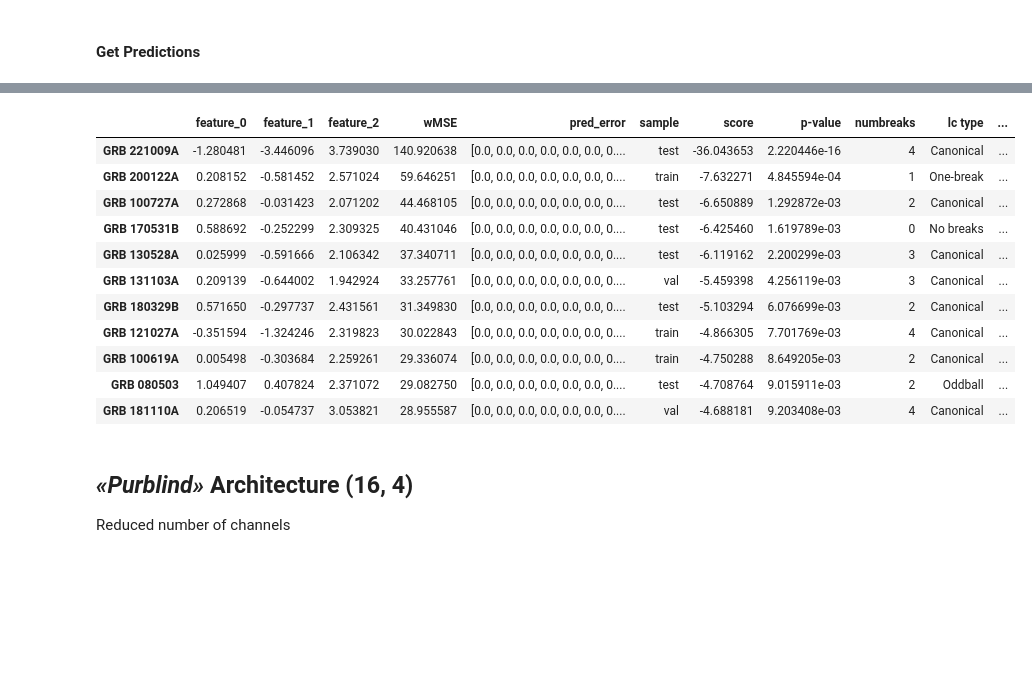
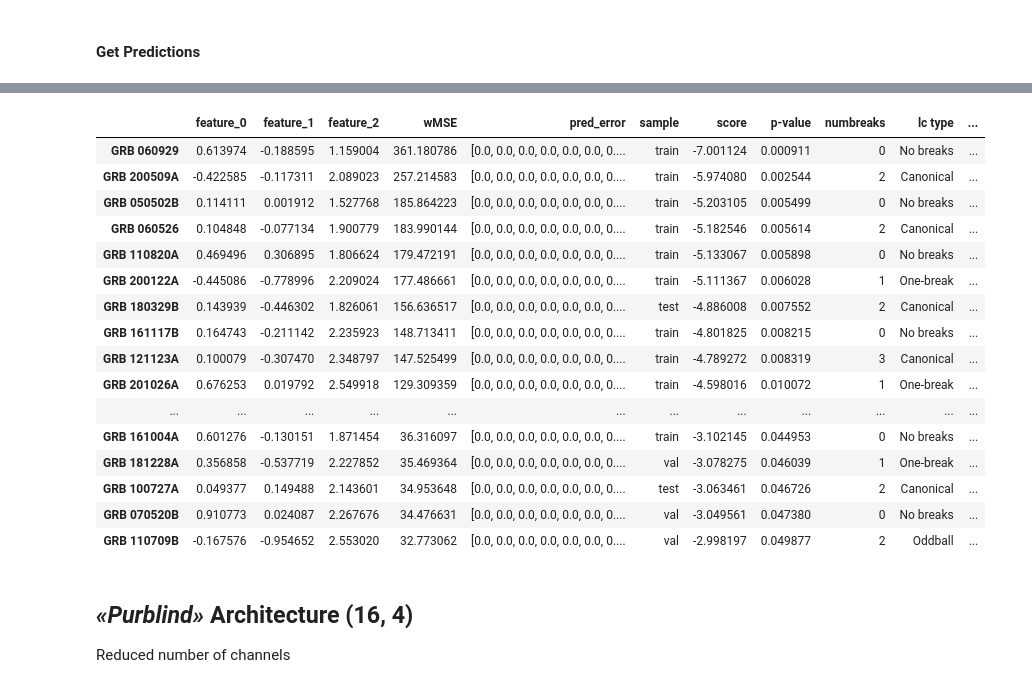
Before and after one commit to Nickolay-Martynenko/GRB-X-Ray-Afterglow, a Jupyter notebook: models/AutoEncoder/AutoEncoderCopy.ipynb, the cells around one changed output, grey strips where cells are left out. Saved outputs shown, nothing was run; the diff lists cells and outputs as text; code cells hidden in the pictures; blank space fills up the shorter version.

```diff
--- a/models/AutoEncoder/AutoEncoderCopy.ipynb
+++ b/models/AutoEncoder/AutoEncoderCopy.ipynb
@@ -123,7 +123,7 @@ class LightCurveDataset(Dataset):
         return self.data[idx], self.labels[idx], self.weight[idx]
 # %%
 train_dataset, val_dataset, test_dataset = (
-    LightCurveDataset(train_upsampled),
+    LightCurveDataset(train_upsampled, weight_col='weight_masked_flares'),
     LightCurveDataset(val),
     LightCurveDataset(test)
 )
@@ -265,7 +265,7 @@ class VAEncoder(Encoder):
 ## Lightning wrapper
 # %%
 class LitAE(L.LightningModule):
-    def __init__(self, encoder, decoder, derivative_weight=2.0):
+    def __init__(self, encoder, decoder, derivative_weight=8.0):
         super().__init__()
         self.encoder = encoder
         self.decoder = decoder
@@ -292,11 +292,16 @@ class LitAE(L.LightningModule):
         )
         recon_loss = recon_loss.mean()
 
-        # derivative penalty =
+        # derivative + second derivative penalty =
         # L1-regularization of the output timeseries
-        derivative_loss = torch.abs(
+        derivative_loss = (
+            torch.abs(
+            torch.diff(recon, n=1, dim=-1)
+        ).mean() +
+            torch.abs(
             torch.diff(recon, n=2, dim=-1)
         ).mean()
+                          )/2.0
 
         # total loss
         loss = recon_loss + self.derivative_weight * derivative_loss
@@ -591,10 +596,10 @@ def get_predictions(trainer:L.Trainer, AE:LitAE):
     """
 
     # predictions for the augmented training dataset
-    train_upsampled_latent, real, recon, weight = get_dict_result(
-        trainer, AE, train_loader, 'best')
+    train_latent, real, recon, weight = get_dict_result(
+        trainer, AE, train_loader_, 'best')
 
-    log10wMSE = np.log10(train_upsampled_latent['wMSE'].values).ravel()
+    log10wMSE = np.log10(train_latent['wMSE'].values).ravel()
     # define scoring function using log10[weightedMSE_train]
     # and custom KDE (since sklearn KernelDensity calculates
     # log-likelihood but not p-value)
@@ -620,8 +625,7 @@ def get_predictions(trainer:L.Trainer, AE:LitAE):
     scoring.extrapolate=True
 
     # predictions for the non-augmented dataset
-    train_latent, real, recon, weight = get_dict_result(
-        trainer, AE, train_loader_, 'best')
+
     val_latent, real, recon, weight = get_dict_result(
         trainer, AE, val_loader, 'best')
 
@@ -770,18 +772,23 @@ using latent features as X:
 # %%
-df[df['p-value']<=0.01].sort_values(by='score', axis=0)
+df[df['p-value']<=0.05].sort_values(by='score', axis=0)
 # %% [output]
 |  | feature_0 | feature_1 | feature_2 | wMSE | pred_error | sample | score | p-value | numbreaks | lc type | ... |
-| GRB 221009A | -1.280481 | -3.446096 | 3.739030 | 140.920638 | [0.0, 0.0, 0.0, 0.0, 0.0, 0.0, 0.... | test | -36.043653 | 2.220446e-16 | 4 | Canonical | ... |
-| GRB 200122A | 0.208152 | -0.581452 | 2.571024 | 59.646251 | [0.0, 0.0, 0.0, 0.0, 0.0, 0.0, 0.... | train | -7.632271 | 4.845594e-04 | 1 | One-break | ... |
-| GRB 100727A | 0.272868 | -0.031423 | 2.071202 | 44.468105 | [0.0, 0.0, 0.0, 0.0, 0.0, 0.0, 0.... | test | -6.650889 | 1.292872e-03 | 2 | Canonical | ... |
-| GRB 170531B | 0.588692 | -0.252299 | 2.309325 | 40.431046 | [0.0, 0.0, 0.0, 0.0, 0.0, 0.0, 0.... | test | -6.425460 | 1.619789e-03 | 0 | No breaks | ... |
-| GRB 130528A | 0.025999 | -0.591666 | 2.106342 | 37.340711 | [0.0, 0.0, 0.0, 0.0, 0.0, 0.0, 0.... | test | -6.119162 | 2.200299e-03 | 3 | Canonical | ... |
-| GRB 131103A | 0.209139 | -0.644002 | 1.942924 | 33.257761 | [0.0, 0.0, 0.0, 0.0, 0.0, 0.0, 0.... | val | -5.459398 | 4.256119e-03 | 3 | Canonical | ... |
-| GRB 180329B | 0.571650 | -0.297737 | 2.431561 | 31.349830 | [0.0, 0.0, 0.0, 0.0, 0.0, 0.0, 0.... | test | -5.103294 | 6.076699e-03 | 2 | Canonical | ... |
-| GRB 121027A | -0.351594 | -1.324246 | 2.319823 | 30.022843 | [0.0, 0.0, 0.0, 0.0, 0.0, 0.0, 0.... | train | -4.866305 | 7.701769e-03 | 4 | Canonical | ... |
-| GRB 100619A | 0.005498 | -0.303684 | 2.259261 | 29.336074 | [0.0, 0.0, 0.0, 0.0, 0.0, 0.0, 0.... | train | -4.750288 | 8.649205e-03 | 2 | Canonical | ... |
-| GRB 080503 | 1.049407 | 0.407824 | 2.371072 | 29.082750 | [0.0, 0.0, 0.0, 0.0, 0.0, 0.0, 0.... | test | -4.708764 | 9.015911e-03 | 2 | Oddball | ... |
-| GRB 181110A | 0.206519 | -0.054737 | 3.053821 | 28.955587 | [0.0, 0.0, 0.0, 0.0, 0.0, 0.0, 0.... | val | -4.688181 | 9.203408e-03 | 4 | Canonical | ... |
+| GRB 060929 | 0.613974 | -0.188595 | 1.159004 | 361.180786 | [0.0, 0.0, 0.0, 0.0, 0.0, 0.0, 0.... | train | -7.001124 | 0.000911 | 0 | No breaks | ... |
+| GRB 200509A | -0.422585 | -0.117311 | 2.089023 | 257.214583 | [0.0, 0.0, 0.0, 0.0, 0.0, 0.0, 0.... | train | -5.974080 | 0.002544 | 2 | Canonical | ... |
+| GRB 050502B | 0.114111 | 0.001912 | 1.527768 | 185.864223 | [0.0, 0.0, 0.0, 0.0, 0.0, 0.0, 0.... | train | -5.203105 | 0.005499 | 0 | No breaks | ... |
+| GRB 060526 | 0.104848 | -0.077134 | 1.900779 | 183.990144 | [0.0, 0.0, 0.0, 0.0, 0.0, 0.0, 0.... | train | -5.182546 | 0.005614 | 2 | Canonical | ... |
+| GRB 110820A | 0.469496 | 0.306895 | 1.806624 | 179.472191 | [0.0, 0.0, 0.0, 0.0, 0.0, 0.0, 0.... | train | -5.133067 | 0.005898 | 0 | No breaks | ... |
+| GRB 200122A | -0.445086 | -0.778996 | 2.209024 | 177.486661 | [0.0, 0.0, 0.0, 0.0, 0.0, 0.0, 0.... | train | -5.111367 | 0.006028 | 1 | One-break | ... |
+| GRB 180329B | 0.143939 | -0.446302 | 1.826061 | 156.636517 | [0.0, 0.0, 0.0, 0.0, 0.0, 0.0, 0.... | test | -4.886008 | 0.007552 | 2 | Canonical | ... |
+| GRB 161117B | 0.164743 | -0.211142 | 2.235923 | 148.713411 | [0.0, 0.0, 0.0, 0.0, 0.0, 0.0, 0.... | train | -4.801825 | 0.008215 | 0 | No breaks | ... |
+| GRB 121123A | 0.100079 | -0.307470 | 2.348797 | 147.525499 | [0.0, 0.0, 0.0, 0.0, 0.0, 0.0, 0.... | train | -4.789272 | 0.008319 | 3 | Canonical | ... |
+| GRB 201026A | 0.676253 | 0.019792 | 2.549918 | 129.309359 | [0.0, 0.0, 0.0, 0.0, 0.0, 0.0, 0.... | train | -4.598016 | 0.010072 | 1 | One-break | ... |
+| ... | ... | ... | ... | ... | ... | ... | ... | ... | ... | ... | ... |
+| GRB 161004A | 0.601276 | -0.130151 | 1.871454 | 36.316097 | [0.0, 0.0, 0.0, 0.0, 0.0, 0.0, 0.... | train | -3.102145 | 0.044953 | 0 | No breaks | ... |
+| GRB 181228A | 0.356858 | -0.537719 | 2.227852 | 35.469364 | [0.0, 0.0, 0.0, 0.0, 0.0, 0.0, 0.... | val | -3.078275 | 0.046039 | 1 | One-break | ... |
+| GRB 100727A | 0.049377 | 0.149488 | 2.143601 | 34.953648 | [0.0, 0.0, 0.0, 0.0, 0.0, 0.0, 0.... | test | -3.063461 | 0.046726 | 2 | Canonical | ... |
+| GRB 070520B | 0.910773 | 0.024087 | 2.267676 | 34.476631 | [0.0, 0.0, 0.0, 0.0, 0.0, 0.0, 0.... | val | -3.049561 | 0.047380 | 0 | No breaks | ... |
+| GRB 110709B | -0.167576 | -0.954652 | 2.553020 | 32.773062 | [0.0, 0.0, 0.0, 0.0, 0.0, 0.0, 0.... | val | -2.998197 | 0.049877 | 2 | Oddball | ... |
 # %% [markdown]
 ## *«Purblind»* Architecture (16, 4)
 
```
Also changed, not shown: parts of 37 cells of this notebook, 10 other files.
